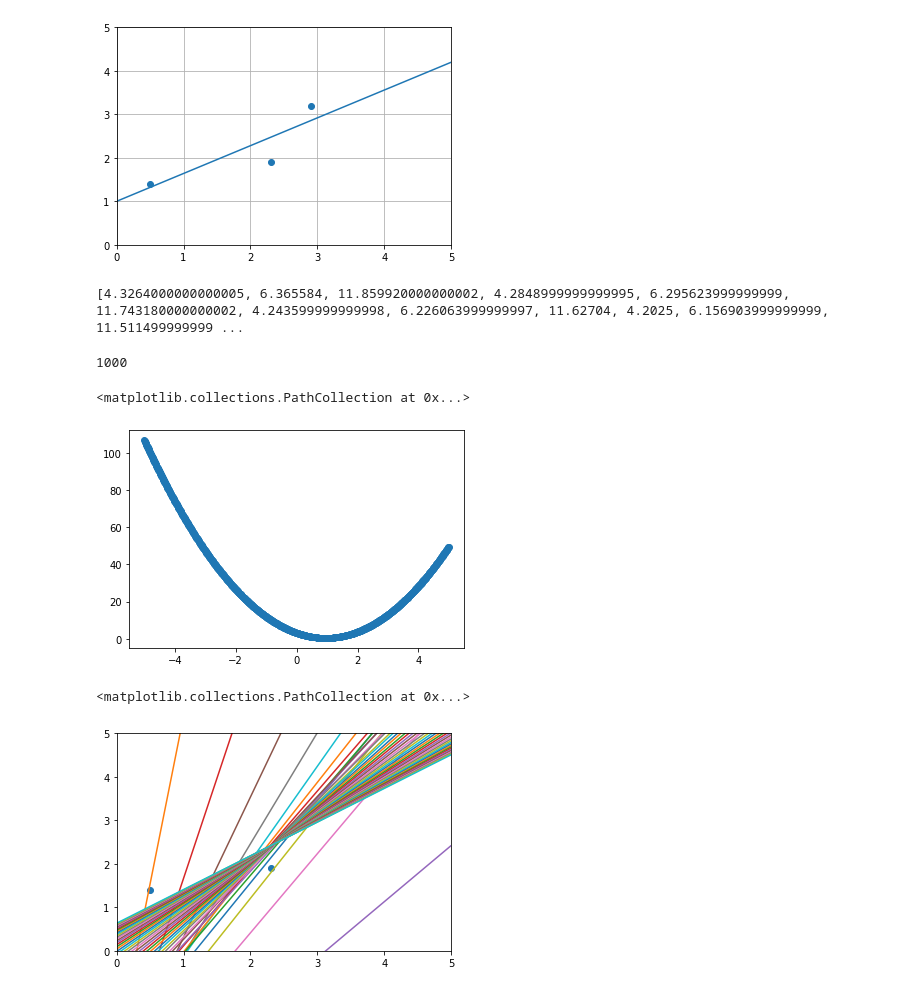
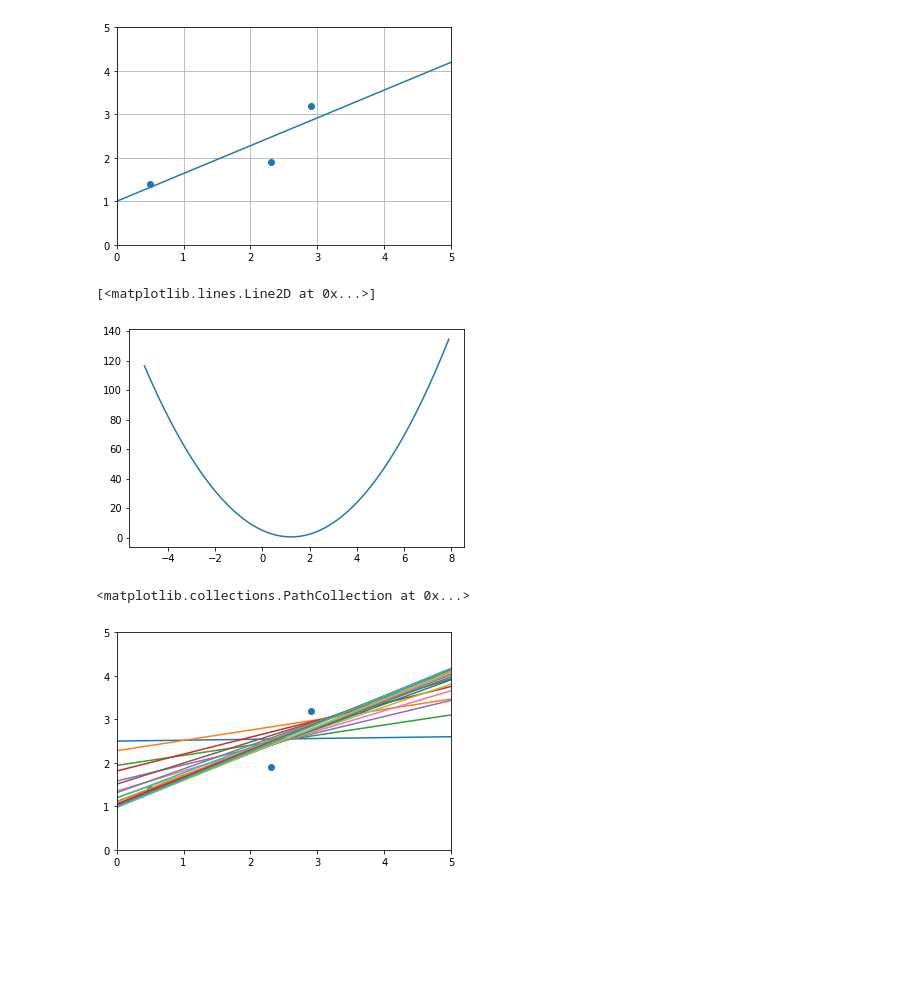
Before and after one commit to ManojKesani/100-Days-Of-ML-Code, a Jupyter notebook: GD_1.ipynb, the cells around one changed output. Cells and saved outputs as stored; diff of their text form; code cells hidden in the pictures; blank space fills up the shorter version.

```diff
--- a/GD_1.ipynb
+++ b/GD_1.ipynb
@@ -24,79 +24,77 @@ plt.grid()
 # %% [output]
 [figure]
 # %%
-m = 0.64
+m = 0.5
 e_y = []
-e_x = np.arange(-5,5,0.01)
+e_x = np.arange(-5,8,0.1)
 for c in e_x :
   # c = 1
   err = 0
   for x,y in zip(X,Y):
     y1 = fun(x,m,c)
+    err += (y1-y)**2
 
-    err += (y1-y)**2
   e_y.append(err)
-    #
-print(e)
-# %% [output]
-[4.3264000000000005, 6.365584, 11.859920000000002, 4.2848999999999995, 6.295623999999999, 11.743180000000002, 4.243599999999998, 6.226063999999997, 11.62704, 4.2025, 6.156903999999999, 11.511499999999 ...
-# %%
-# len(e_x)
-len(e_y)
-# %% [output]
-1000
 # %%
-plt.scatter(e_x,e_y)
+plt.plot(e_x,e_y)
 # %% [output]
-<matplotlib.collections.PathCollection at 0x...>
+[<matplotlib.lines.Line2D at 0x...>]
-[figure, old version]
+[figure, new version]
 # %%
-m = 15
-c = 0
-lr = 0.05
+m = 0
+c = 3
+lr = 0.1
 
 def loss_fun(X,Y,m,c):
   l = 0
   for x,y in zip(X,Y):
     y1 = fun(x,m,c)
-    l += (y-y1)**2
+    l += (y1-y)**2
 
   return l
 
 
-def dloss_fun_C(X,Y,m = 0.64,c = 0):
+def dloss_fun_C(X,Y,m,c):
   s = 0
   for x,y in zip(X,Y):
     y1 = fun(x,m,c)
     s += 2*(y1-y)
   return s
 
-def dloss_fun_M(X,Y,m = 0.64,c = 0):
+def dloss_fun_M(X,Y,m,c):
   s = 0
   for x,y in zip(X,Y):
     y1 = fun(x,m,c)
     s += 2*(y1-y)*x
   return s
 
 l = []
-for i in range(50):
+e = []
+ap_C = []
+for i in range(20):
   # print('hi')
+  ap_C.append(c)
+  e.append(loss_fun(X,Y,m,c))
+
   loss = loss_fun(X,Y,m,c)
-  step_C = dloss_fun_C(X,Y,m,c)
-  step_M = dloss_fun_M(X,Y,m,c)
-  c = c - lr*step_C
-  m = m - lr*step_M
+  step_C = lr*dloss_fun_C(X,Y,m,c)
+  c = c - step_C
+
+
+  step_M = lr*dloss_fun_M(X,Y,m,c)
+  m = m - step_M
 
   l.append(loss)
   x_tick = np.arange(0,5,0.01)
   y_l = fun(x_tick,m,c)
   plt.plot(x_tick,y_l)
 
   plt.xlim(0,5)
   plt.ylim(0,5)
   plt.grid()
 
 plt.scatter(X,Y)
 # %% [output]
 <matplotlib.collections.PathCollection at 0x...>
-[figure, old version]
+[figure, new version]
 # %%
```
Also changed, not shown: parts of 4 cells of this notebook.
